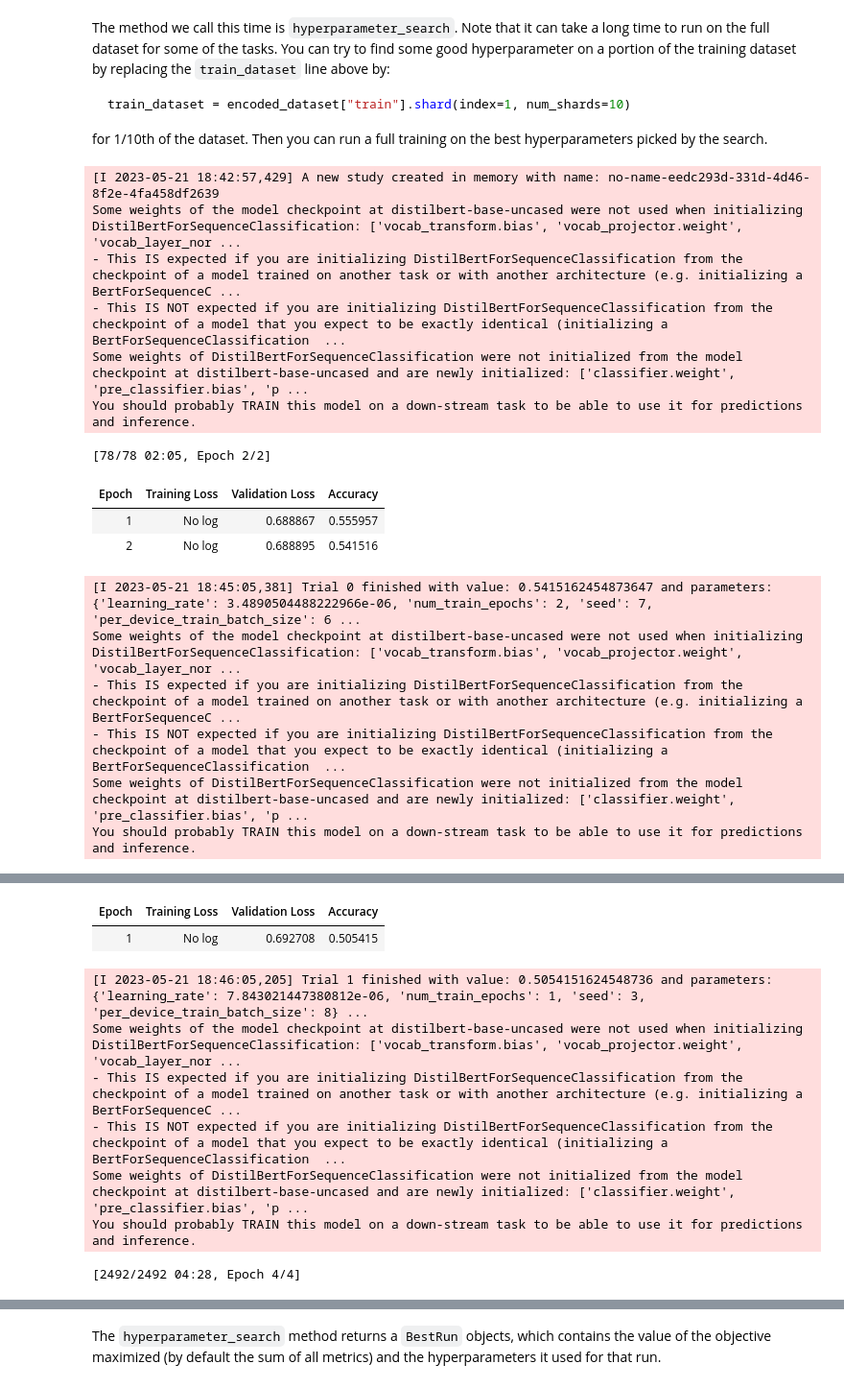
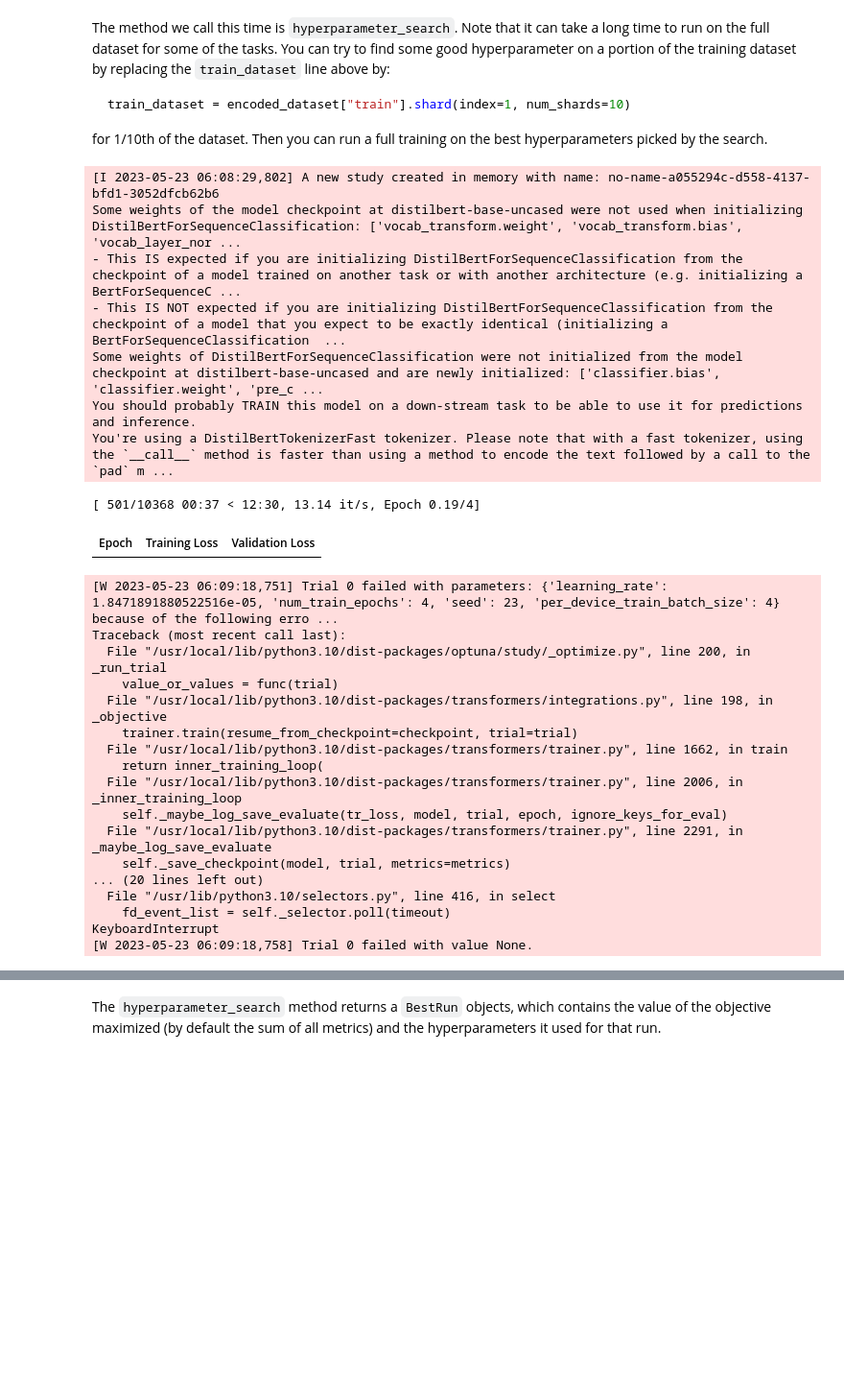
Before and after one commit to satyamverma95/DL_NLP, a Jupyter notebook: Pre_requisite_finder.ipynb, the cells around one changed output, grey strips where cells are left out. Shown at 96% size. Drawn from its saved outputs; the diff is of its cells as text; code cells hidden in the pictures; blank space fills up the shorter version.

````diff
--- a/Pre_requisite_finder.ipynb
+++ b/Pre_requisite_finder.ipynb
@@ -50,6 +50,7 @@ This notebook is built to run on any of the tasks in the list above, with any mo
 task = "rte"
 model_checkpoint = "distilbert-base-uncased"
 batch_size = 16
+metric = load_metric('glue', task)
 # %% [markdown]
 The DistilBERT model has several pre-trained variants with different configurations. As of my knowledge cutoff in September 2021, the following DistilBERT models were available:
 
@@ -263,11 +283,12 @@ import numpy as np
 
 def compute_metrics(eval_pred):
     predictions, labels = eval_pred
-    if task != "stsb":
-        predictions = np.argmax(predictions, axis=1)
-    else:
-        predictions = predictions[:, 0]
-    return metric.compute(predictions=predictions, references=labels)
+    #print("Eval", eval_pred)
+    #print("predictions : {}, labels : {}".format(predictions, labels))
+    predictions = np.argmax(predictions, axis=1)
+    accuracy = metric.compute(predictions=predictions, references=labels)
+    print ("predictions :{}, accuracy : {}".format(predictions, accuracy))
+    return (accuracy)
 # %% [markdown]
 Then we just need to pass all of this along with our datasets to the `Trainer`:
 # %%
@@ -300,7 +321,6 @@ training_args = TrainingArguments(
     num_train_epochs=3,
     weight_decay=0.01,
     push_to_hub=True,
-    label_names =['label']
 )
 
 trainer = Trainer(
@@ -310,5 +330,6 @@ trainer = Trainer(
     eval_dataset=encoded_dataset["test"],
     tokenizer=tokenizer,
     data_collator=data_collator,
+    compute_metrics=compute_metrics,
 )
 # %% [output]
@@ -379,9 +408,9 @@ And we can instantiate our `Trainer` like before:
 # %%
 trainer = Trainer(
     model_init=model_init,
-    args=args,
+    args=training_args,
     train_dataset=encoded_dataset["train"],
-    eval_dataset=encoded_dataset[validation_key],
+    eval_dataset=encoded_dataset["test"],
     tokenizer=tokenizer,
     compute_metrics=compute_metrics
 )
@@ -400,21 +429,31 @@ train_dataset = encoded_dataset["train"].shard(index=1, num_shards=10)
 ```
 for 1/10th of the dataset. Then you can run a full training on the best hyperparameters picked by the search.
 # %%
-best_run = trainer.hyperparameter_search(n_trials=10, direction="maximize")
+best_run = trainer.hyperparameter_search(n_trials=6, direction="maximize")
 # %% [output]
-[I 2023-05-21 18:42:57,429] A new study created in memory with name: no-name-eedc293d-331d-4d46-8f2e-4fa458df2639
-Some weights of the model checkpoint at distilbert-base-uncased were not used when initializing DistilBertForSequenceClassification: ['vocab_transform.bias', 'vocab_projector.weight', 'vocab_layer_nor ...
+[I 2023-05-23 06:08:29,802] A new study created in memory with name: no-name-a055294c-d558-4137-bfd1-3052dfcb62b6
+Some weights of the model checkpoint at distilbert-base-uncased were not used when initializing DistilBertForSequenceClassification: ['vocab_transform.weight', 'vocab_transform.bias', 'vocab_layer_nor ...
 - This IS expected if you are initializing DistilBertForSequenceClassification from the checkpoint of a model trained on another task or with another architecture (e.g. initializing a BertForSequenceC ...
 - This IS NOT expected if you are initializing DistilBertForSequenceClassification from the checkpoint of a model that you expect to be exactly identical (initializing a BertForSequenceClassification  ...
-Some weights of DistilBertForSequenceClassification were not initialized from the model checkpoint at distilbert-base-uncased and are newly initialized: ['classifier.weight', 'pre_classifier.bias', 'p ...
+Some weights of DistilBertForSequenceClassification were not initialized from the model checkpoint at distilbert-base-uncased and are newly initialized: ['classifier.bias', 'classifier.weight', 'pre_c ...
 You should probably TRAIN this model on a down-stream task to be able to use it for predictions and inference.
+You're using a DistilBertTokenizerFast tokenizer. Please note that with a fast tokenizer, using the `__call__` method is faster than using a method to encode the text followed by a call to the `pad` m ...
-[78/78 02:05, Epoch 2/2]
+[ 501/10368 00:37 < 12:30, 13.14 it/s, Epoch 0.19/4]
-| Epoch | Training Loss | Validation Loss | Accuracy |
-| 1 | No log | 0.688867 | 0.555957 |
-| 2 | No log | 0.688895 | 0.541516 |
+| Epoch | Training Loss | Validation Loss |
-[I 2023-05-21 18:45:05,381] Trial 0 finished with value: 0.5415162454873647 and parameters: {'learning_rate': 3.4890504488222966e-06, 'num_train_epochs': 2, 'seed': 7, 'per_device_train_batch_size': 6 ...
-Some weights of the model checkpoint at distilbert-base-uncased were not used when initializing DistilBertForSequenceClassification: ['vocab_transform.bias', 'vocab_projector.weight', 'vocab_layer_nor ...
-- This IS expected if you are initializing DistilBertForSequenceClassification from the checkpoint of a model trained on another task or with another architecture (e.g. initializing a BertForSequenceC ...
-- This IS NOT expected if you are initializing DistilBertForSequenceClassification from the checkpoint of a model that you expect to be exactly identical (initializing a BertForSequenceClassification  ...
-Some weights of DistilBertForSequenceClassification were not initialized from the model checkpoint at distilbert-base-uncased and are newly initialized: ['classifier.weight', 'pre_classifier.bias', 'p ...
-You should probably TRAIN this model on a down-stream task to be able to use it for predictions and inference.
+[W 2023-05-23 06:09:18,751] Trial 0 failed with parameters: {'learning_rate': 1.8471891880522516e-05, 'num_train_epochs': 4, 'seed': 23, 'per_device_train_batch_size': 4} because of the following erro ...
+Traceback (most recent call last):
+  File "/usr/local/lib/python3.10/dist-packages/optuna/study/_optimize.py", line 200, in _run_trial
+    value_or_values = func(trial)
+  File "/usr/local/lib/python3.10/dist-packages/transformers/integrations.py", line 198, in _objective
+    trainer.train(resume_from_checkpoint=checkpoint, trial=trial)
+  File "/usr/local/lib/python3.10/dist-packages/transformers/trainer.py", line 1662, in train
+    return inner_training_loop(
+  File "/usr/local/lib/python3.10/dist-packages/transformers/trainer.py", line 2006, in _inner_training_loop
+    self._maybe_log_save_evaluate(tr_loss, model, trial, epoch, ignore_keys_for_eval)
+  File "/usr/local/lib/python3.10/dist-packages/transformers/trainer.py", line 2291, in _maybe_log_save_evaluate
+    self._save_checkpoint(model, trial, metrics=metrics)
+... (20 lines left out)
+  File "/usr/lib/python3.10/selectors.py", line 416, in select
+    fd_event_list = self._selector.poll(timeout)
+KeyboardInterrupt
+[W 2023-05-23 06:09:18,758] Trial 0 failed with value None.
@@ -422,9 +476,0 @@ You should probably TRAIN this model on a down-stream task to be able to use it
-| Epoch | Training Loss | Validation Loss | Accuracy |
-| 1 | No log | 0.692708 | 0.505415 |
-[I 2023-05-21 18:46:05,205] Trial 1 finished with value: 0.5054151624548736 and parameters: {'learning_rate': 7.843021447380812e-06, 'num_train_epochs': 1, 'seed': 3, 'per_device_train_batch_size': 8} ...
-Some weights of the model checkpoint at distilbert-base-uncased were not used when initializing DistilBertForSequenceClassification: ['vocab_transform.bias', 'vocab_projector.weight', 'vocab_layer_nor ...
-- This IS expected if you are initializing DistilBertForSequenceClassification from the checkpoint of a model trained on another task or with another architecture (e.g. initializing a BertForSequenceC ...
-- This IS NOT expected if you are initializing DistilBertForSequenceClassification from the checkpoint of a model that you expect to be exactly identical (initializing a BertForSequenceClassification  ...
-Some weights of DistilBertForSequenceClassification were not initialized from the model checkpoint at distilbert-base-uncased and are newly initialized: ['classifier.weight', 'pre_classifier.bias', 'p ...
-You should probably TRAIN this model on a down-stream task to be able to use it for predictions and inference.
-[2492/2492 04:28, Epoch 4/4]
````
Also changed, not shown: parts of 14 cells of this notebook.
